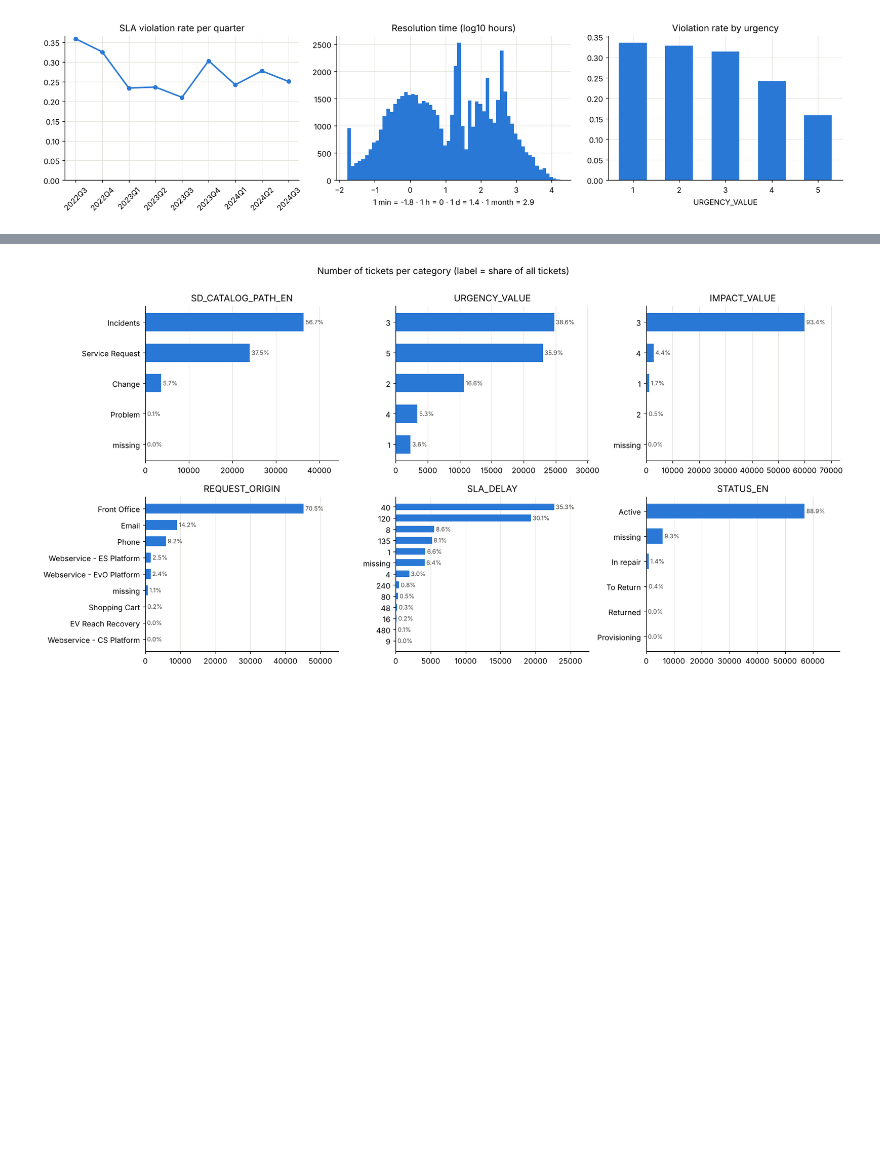
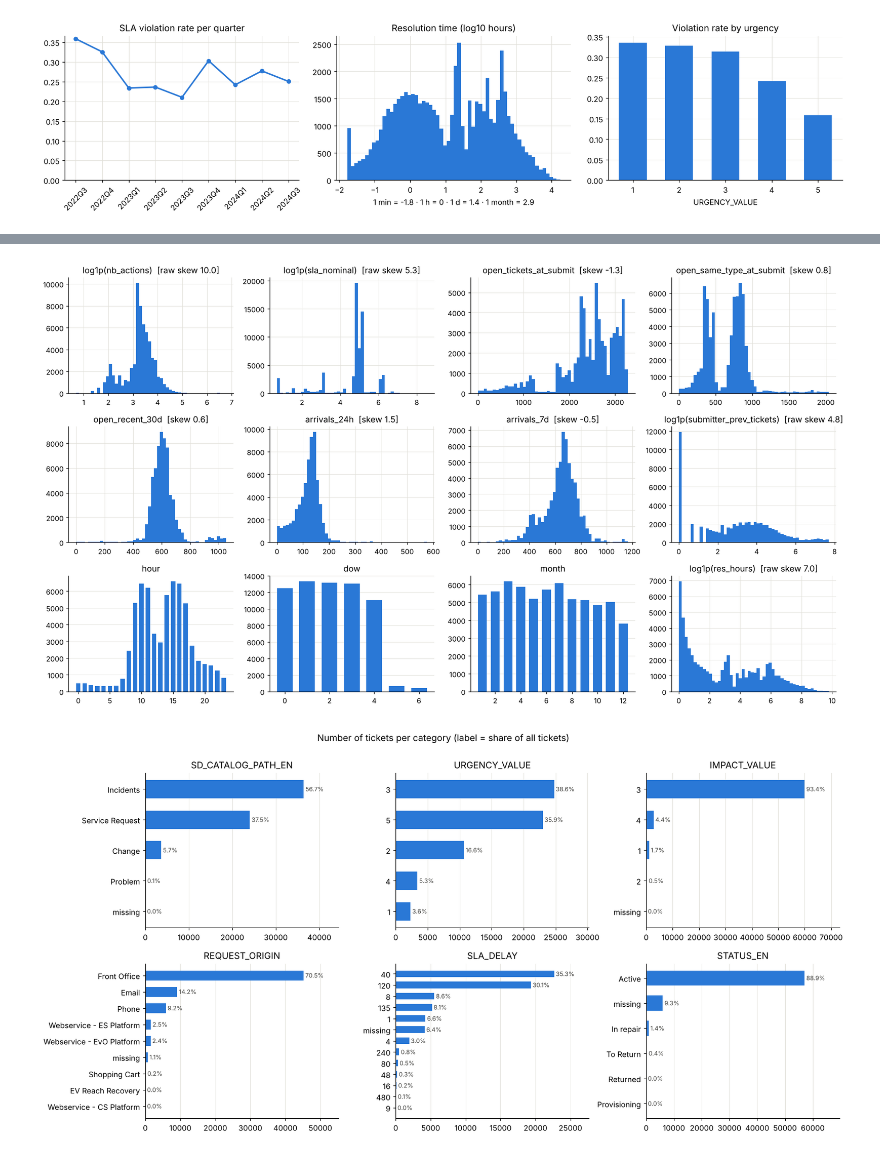
Before and after one commit to peruccalice/Data-Science-Seminars-and-Challenge, a Jupyter notebook: coding/SLA_00_exploratory.ipynb, the cells around one changed output, grey strips where cells are left out. Saved outputs shown, nothing was run; the diff lists cells and outputs as text; code cells hidden in the pictures; blank space fills up the shorter version.

```diff
--- a/coding/SLA_00_exploratory.ipynb
+++ b/coding/SLA_00_exploratory.ipynb
@@ -332,3 +426,23 @@ pd.DataFrame({"n": checks}).assign(share=lambda x: (x["n"] / len(df)).round(3))
+# %%
+# Histograms; features with skewness > 2 are also shown on a log1p scale
+HIST = ["nb_actions", "sla_nominal", "open_tickets_at_submit", "open_same_type_at_submit", "open_recent_30d",
+        "arrivals_24h", "arrivals_7d", "submitter_prev_tickets", "hour", "dow", "month", "res_hours"]
+fig, axes = plt.subplots(3, 4, figsize=(16, 9))
+for ax, c in zip(axes.flat, HIST):
+    x = df[c].dropna()
+    if c in ("hour", "dow", "month"):
+        vc = x.value_counts().sort_index()
+        ax.bar(vc.index, vc.values, color=BLUE, width=0.7); ax.grid(axis="x", visible=False)
+        ax.set_title(c)
+    elif x.skew() > 2:
+        ax.hist(np.log1p(x.clip(lower=0)), bins=50, color=BLUE)
+        ax.set_title(f"log1p({c})  [raw skew {x.skew():.1f}]")
+    else:
+        ax.hist(x, bins=50, color=BLUE)
+        ax.set_title(f"{c}  [skew {x.skew():.1f}]")
+plt.tight_layout(); plt.show()
+# %% [output]
+[figure, added]
 # %%
 CAT_COLS = ["SD_CATALOG_PATH_EN", "URGENCY_VALUE", "IMPACT_VALUE", "REQUEST_ORIGIN", "SLA_DELAY", "STATUS_EN"]
 
```
Also changed, not shown: parts of 42 cells of this notebook.
